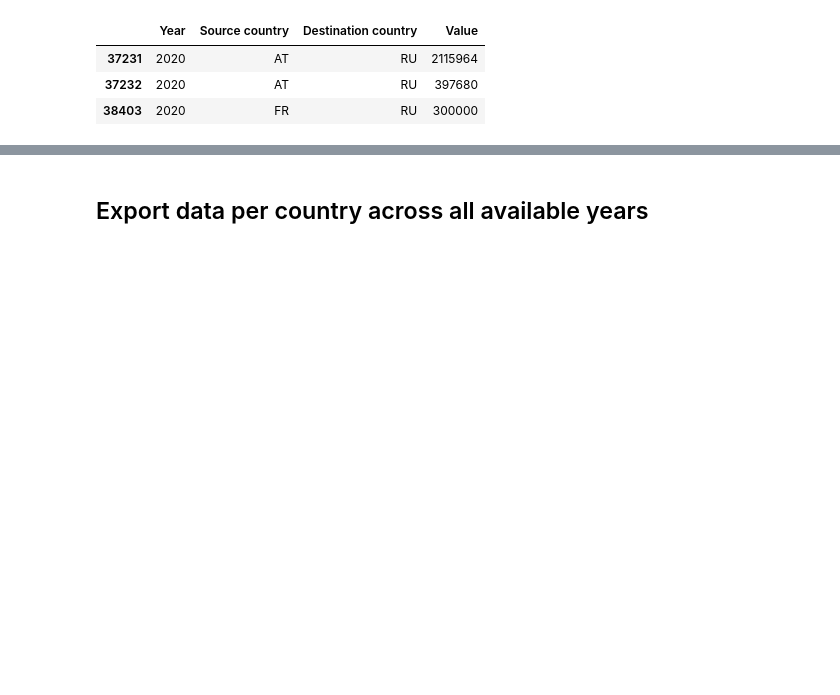
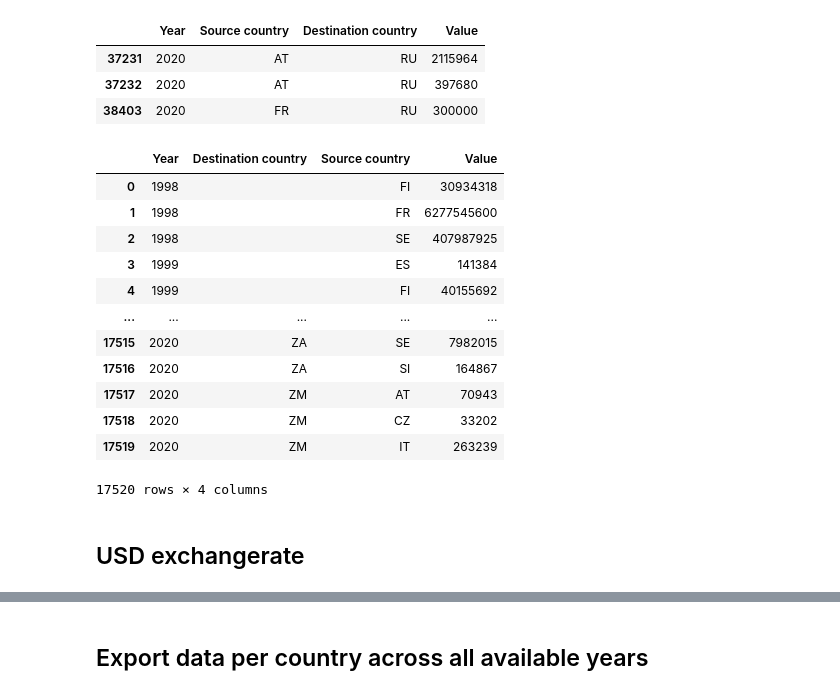
Before and after one commit to Kafkaese/taro-data, a Jupyter notebook: notebooks/Pipes/arms.ipynb, the cells around one changed output, grey strips where cells are left out. Saved outputs shown, nothing was run; the diff lists cells and outputs as text; code cells hidden in the pictures; blank space fills up the shorter version.

```diff
--- a/notebooks/Pipes/arms.ipynb
+++ b/notebooks/Pipes/arms.ipynb
@@ -137,3 +141,21 @@ test
 | 37231 | 2020 | AT | RU | 2115964 |
 | 37232 | 2020 | AT | RU | 397680 |
 | 38403 | 2020 | FR | RU | 300000 |
+# %%
+final_df
+# %% [output]
+|  | Year | Destination country | Source country | Value |
+| 0 | 1998 |  | FI | 30934318 |
+| 1 | 1998 |  | FR | 6277545600 |
+| 2 | 1998 |  | SE | 407987925 |
+| 3 | 1999 |  | ES | 141384 |
+| 4 | 1999 |  | FI | 40155692 |
+| ... | ... | ... | ... | ... |
+| 17515 | 2020 | ZA | SE | 7982015 |
+| 17516 | 2020 | ZA | SI | 164867 |
+| 17517 | 2020 | ZM | AT | 70943 |
+| 17518 | 2020 | ZM | CZ | 33202 |
+| 17519 | 2020 | ZM | IT | 263239 |
+17520 rows × 4 columns
+# %% [markdown]
+## USD exchangerate
```
Also changed, not shown: parts of 20 cells of this notebook.
